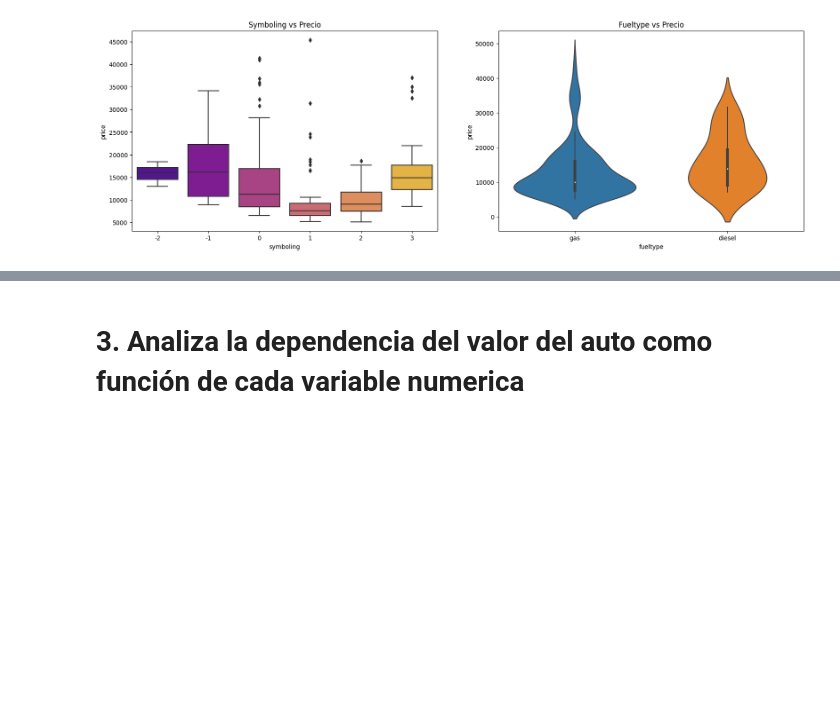
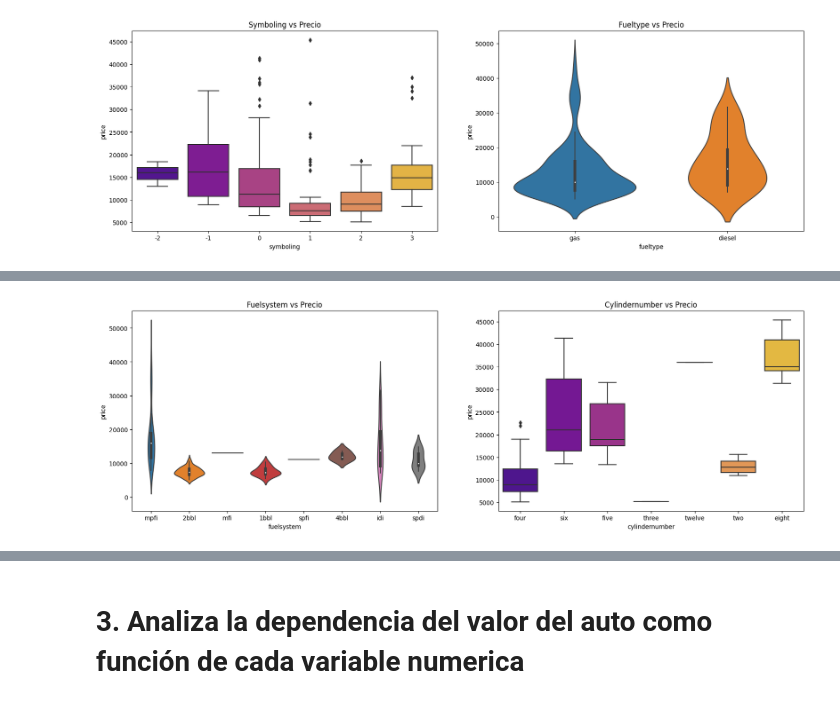
Before and after one commit to DCI-alxogm/ml2023-DPM2310, a Jupyter notebook: Sep8-9/Ejercicio9Sep.ipynb, the cells around one changed output, grey strips where cells are left out. Saved outputs shown, nothing was run; the diff lists cells and outputs as text; code cells hidden in the pictures; blank space fills up the shorter version.

```diff
--- a/Sep8-9/Ejercicio9Sep.ipynb
+++ b/Sep8-9/Ejercicio9Sep.ipynb
@@ -199,0 +216,16 @@ plt.show()
+# %%
+plt.figure(figsize=(20,6))
+
+# Fuelsystem vs Precio
+plt.subplot(1,2,1)
+plt.title('Fuelsystem vs Precio')
+sns.violinplot(x=df["fuelsystem"], y=df["price"])
+
+# Cylindernumber vs Precio
+plt.subplot(1,2,2)
+plt.title('Cylindernumber vs Precio')
+sns.boxplot(x=df.cylindernumber, y=df.price, palette=("plasma"))
+
+plt.show()
+# %% [output]
+[figure, added]
```
Also changed, not shown: parts of 3 cells of this notebook.
